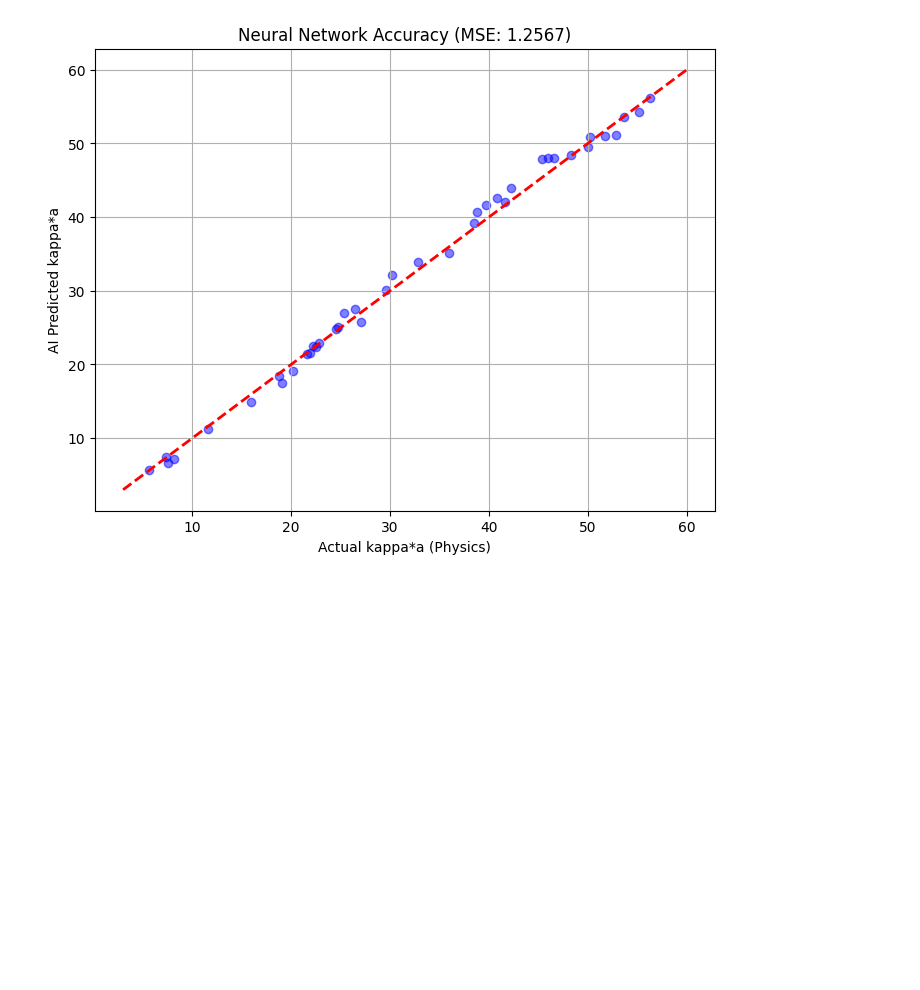
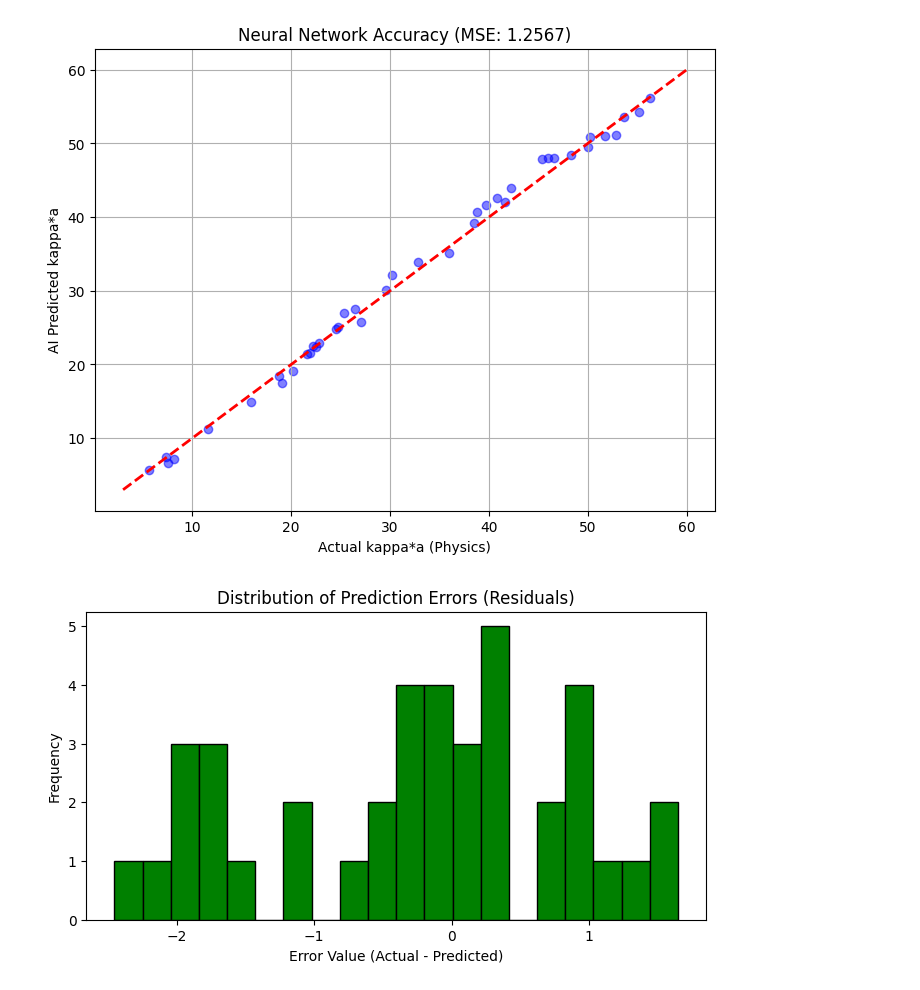
Before and after one commit to shakuntala2ooo/ANN, a Jupyter notebook: Welcome_To_Colab.ipynb, the cells around one changed output. Saved outputs shown, nothing was run; the diff lists cells and outputs as text; code cells hidden in the pictures; blank space fills up the shorter version.

```diff
--- a/Welcome_To_Colab.ipynb
+++ b/Welcome_To_Colab.ipynb
@@ -40,3 +40,14 @@ plt.grid(True)
 plt.show()
 # %% [output]
 [figure]
+# %%
+residuals = y_test - predictions
+# %%
+plt.figure(figsize=(8, 4))
+plt.hist(residuals, bins=20, color='green', edgecolor='black')
+plt.title('Distribution of Prediction Errors (Residuals)')
+plt.xlabel('Error Value (Actual - Predicted)')
+plt.ylabel('Frequency')
+plt.show()
+# %% [output]
+[figure, added]
```
Also changed, not shown: parts of 3 cells of this notebook.
